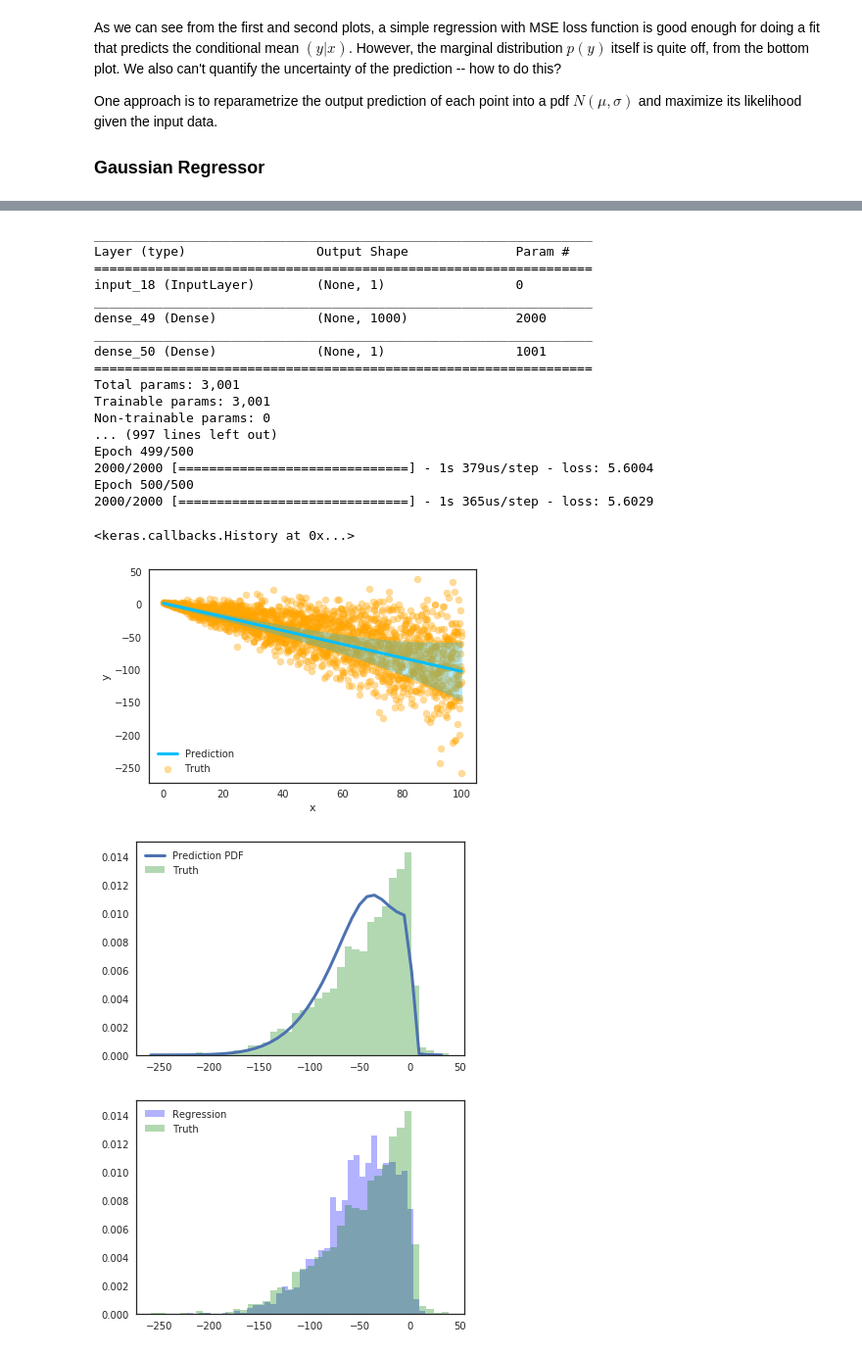
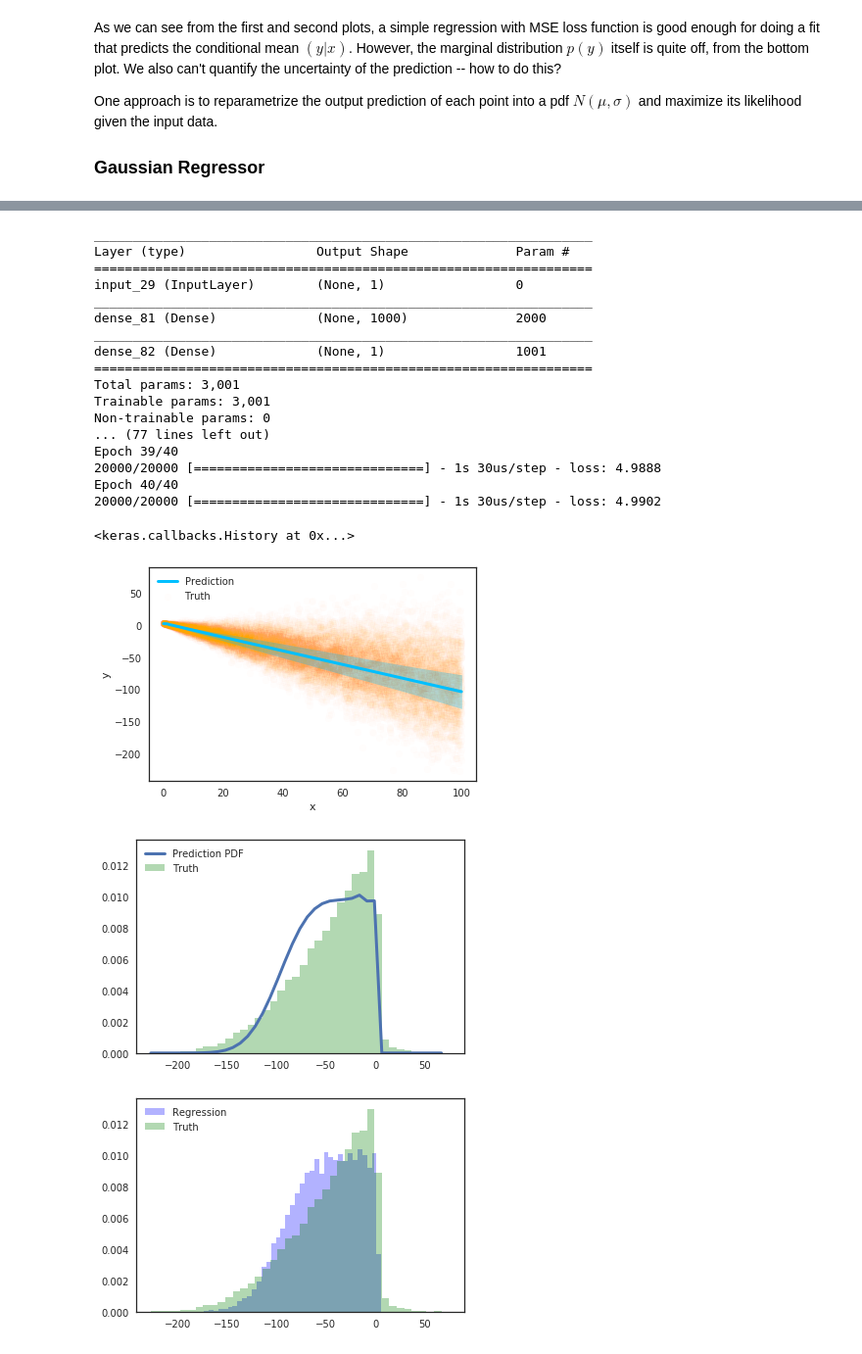
Before and after one commit to thongonary/Thoughts, a Jupyter notebook: Uncertainty quantification for regression.ipynb, the cells around one changed output, grey strips where cells are left out. Shown: that part at 98% size. Cells and saved outputs as stored; diff of their text form; code cells hidden in the pictures.

```diff
--- a/Uncertainty quantification for regression.ipynb
+++ b/Uncertainty quantification for regression.ipynb
@@ -61,14 +61,15 @@ $x$ is an uniform distribution and $y$ is similar to a log-norm distribution. $p
 ### MSE Regressor
 # %%
 inputs = Input(shape=(1,))
-hidden = Dense(1000)(inputs)
+hidden = Dense(1000, activation='relu')(inputs)
+hidden = Dense(1000, activation='relu')(hidden)
 output = Dense(1)(hidden)
 model = Model(inputs, output)
 model.compile(loss='mse', optimizer='adam')
 model.summary()
 
-model.fit(x_train,y_train,  epochs=100, batch_size=10, verbose=1,
-          #callbacks=[EarlyStopping(monitor='val_loss', patience=5)],
+model.fit(x_train,y_train,  epochs=100, batch_size=100, verbose=1,
+          callbacks=[EarlyStopping(monitor='val_loss', patience=5)],
           validation_data=(x,yval))
 # %% [output]
 _________________________________________________________________
@@ -154,7 +155,7 @@ Gaussian_model_ordered.summary()
 # x, y are unshuffled, where x increasing monotonically from 0 to 100.
 Gaussian_model_ordered.fit(x, y,
             validation_data=(x,yval),
-            epochs=500, batch_size=10, verbose=1,
+            epochs=500, batch_size=10, verbose=1, shuffle=False,
             callbacks=[EarlyStopping(monitor='val_loss', patience=10)],
           )
 # %% [output]
@@ -231,6 +232,7 @@ However, there is another huge catch: in the training above I use the unshuffled
 # %%
 inputs = Input(shape=(1,))
-hidden = Dense(1000)(inputs)
+hidden = Dense(1000,activation='relu')(inputs)
+hidden = Dense(500, activation='relu')(hidden)
 output_mu = Dense(1)(hidden)
 output_sigma = Dense(1)(hidden)
 output_sigma = Lambda(InverseSquareRootLinearUnit)(output_sigma)
@@ -322,7 +326,7 @@ log_var = np.log(np.square(res_y))
 log_var_train = log_var[idx]
 
 inputs = Input(shape=(1,))
-hidden = Dense(1000)(inputs)
+hidden = Dense(1000, activation='relu')(inputs)
 output = Dense(1)(hidden)
 
 sigma_model = Model(inputs, output)
@@ -330,62 +334,62 @@ sigma_model.compile(loss='mse', optimizer='adam')
 sigma_model.summary()
 
 sigma_model.fit(x_train, log_var_train,
-            epochs=500, batch_size=10, verbose=1
+            epochs=40, batch_size=100, verbose=1
           )
 # %% [output]
 _________________________________________________________________
 Layer (type)                 Output Shape              Param #
 =================================================================
-input_18 (InputLayer)        (None, 1)                 0
+input_29 (InputLayer)        (None, 1)                 0
 _________________________________________________________________
-dense_49 (Dense)             (None, 1000)              2000
+dense_81 (Dense)             (None, 1000)              2000
 _________________________________________________________________
-dense_50 (Dense)             (None, 1)                 1001
+dense_82 (Dense)             (None, 1)                 1001
 =================================================================
 Total params: 3,001
 Trainable params: 3,001
 Non-trainable params: 0
-... (997 lines left out)
-Epoch 499/500
-2000/2000 [==============================] - 1s 379us/step - loss: 5.6004
-Epoch 500/500
-2000/2000 [==============================] - 1s 365us/step - loss: 5.6029
+... (77 lines left out)
+Epoch 39/40
+20000/20000 [==============================] - 1s 30us/step - loss: 4.9888
+Epoch 40/40
+20000/20000 [==============================] - 1s 30us/step - loss: 4.9902
 <keras.callbacks.History at 0x...>
 # %%
 log_var_pred = sigma_model.predict(x)
 std_pred = np.sqrt(np.exp(log_var_pred)).flatten()
 yhat = yhat.flatten()
-plt.scatter(x,yval, color='orange', label='Truth', alpha=0.4)
+plt.scatter(x,yval, color='orange', label='Truth', alpha=0.01)
 plt.plot(x, yhat, linewidth=3, color='deepskyblue', label='Prediction')
 plt.fill_between(x, yhat-std_pred, yhat+std_pred, alpha=0.3, color='deepskyblue')
 
 plt.xlabel('x')
 plt.ylabel('y')
 plt.legend(loc='best')
 plt.show()
 
 N_bins = 40
 
 l_bound = min(yval)
 u_bound = max(yval)
 bin_width = (u_bound - l_bound)/N_bins
 z = np.arange(l_bound, u_bound, bin_width)
 bin_content = sum_of_gaussians(z, yhat, std_pred)
 plt.figure()
 plt.plot(z,bin_content, linewidth=3, label='Prediction PDF')
 plt.hist(yval, color='green', bins=N_bins, alpha=0.3, label='Truth', density=True)
 plt.legend(loc='best')
 plt.show()
 
 # Sample from predict PDF to get a new dataset
 yregressed = yhat + np.random.normal(0, std_pred)
 plt.figure()
 plt.hist(yregressed, color='blue', bins=N_bins, alpha=0.3, label='Regression', density=True)
 plt.hist(yval, color='green', bins=N_bins, alpha=0.3, label='Truth', density=True)
 plt.legend(loc='best')
 plt.show()
 # %% [output]
-[figure, old version]
+[figure, new version]
-[figure, old version]
+[figure, new version]
-[figure, old version]
+[figure, new version]
 # %% [markdown]
```
Also changed, not shown: parts of 18 cells of this notebook.
